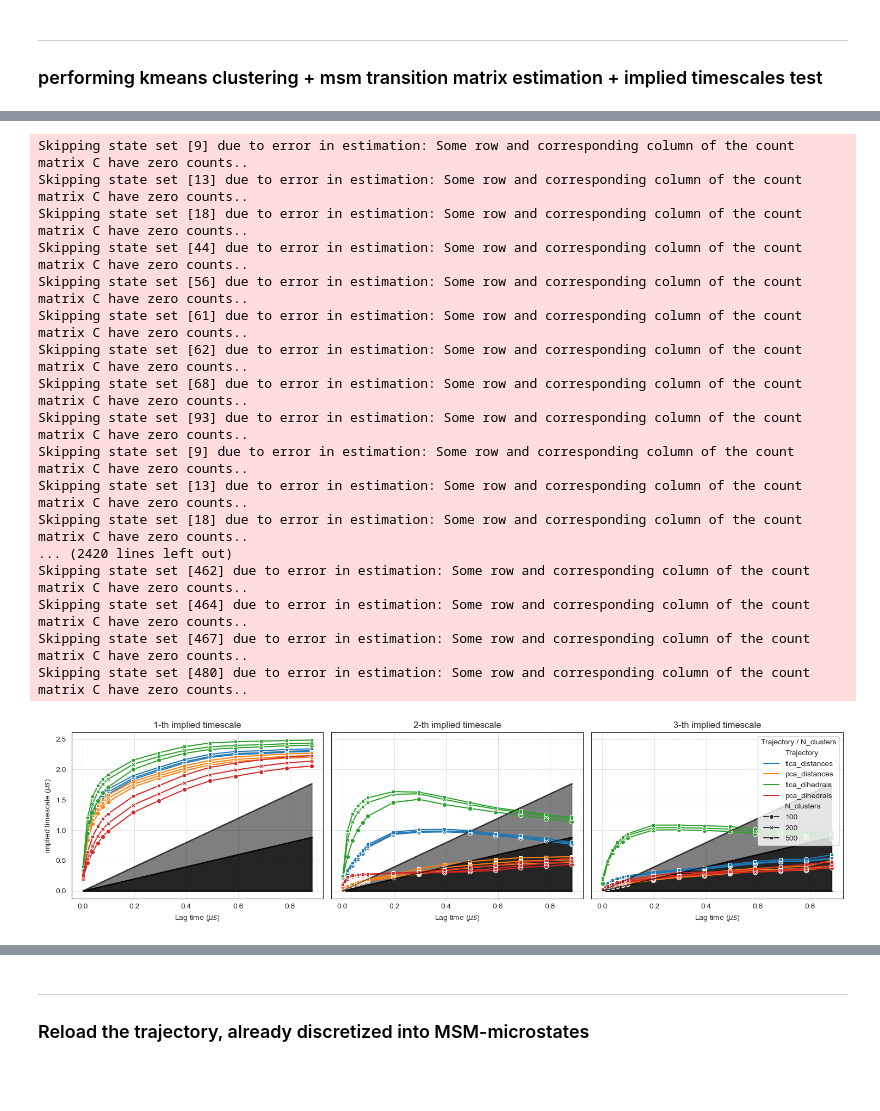
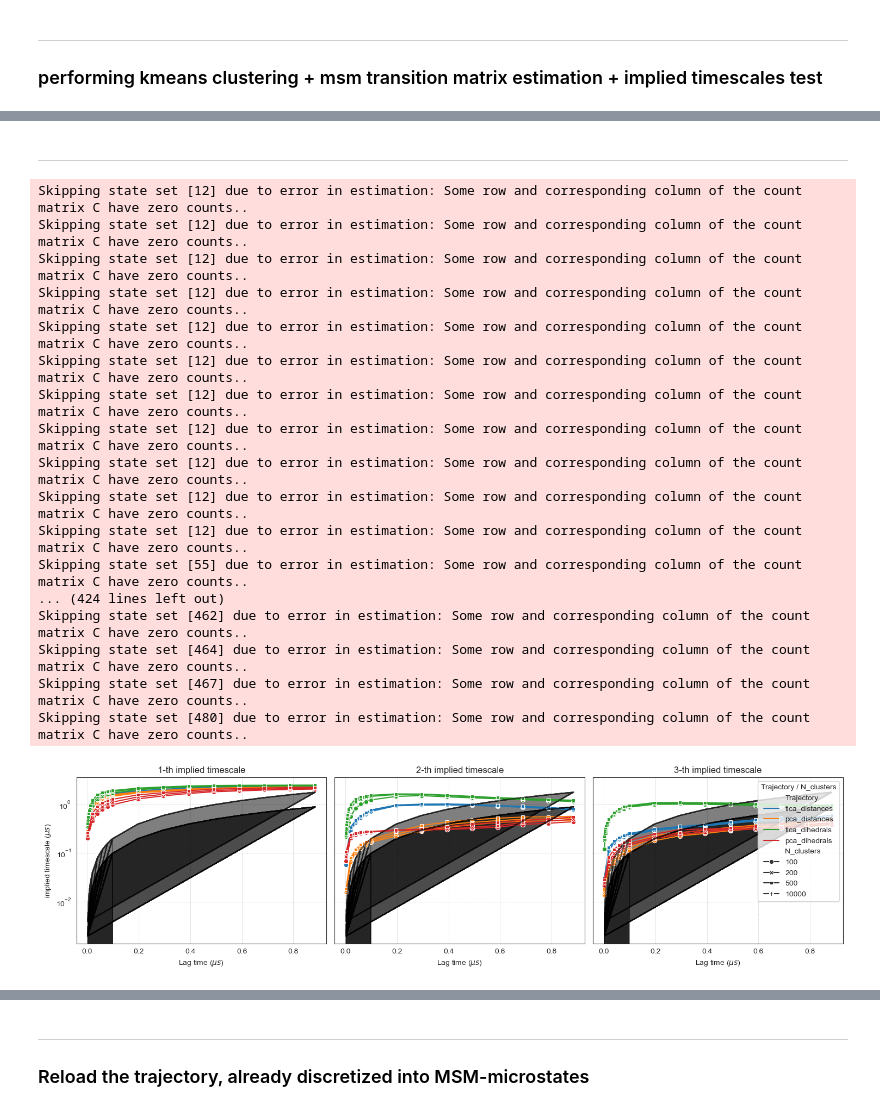
Before and after one commit to miriamzara/MSM, a Jupyter notebook: step_3new_msm_construction.ipynb, the cells around one changed output, grey strips where cells are left out. Cells and saved outputs as stored; diff of their text form; code cells hidden in the pictures; blank space fills up the shorter version.

```diff
--- a/step_3new_msm_construction.ipynb
+++ b/step_3new_msm_construction.ipynb
@@ -164,10 +164,10 @@ plt.show()
 ---
 ### performing kmeans clustering + msm transition matrix estimation + implied timescales test
 # %%
-kcluster_list = [100, 200, 500]
+kcluster_list = [10000] #[100, 200, 500]
 
 
-"""
+
 for n_clusters in kcluster_list:
     print(f"Running KMeans with {n_clusters} clusters...")
     kmeans = KMeans(
@@ -178,11 +178,12 @@ for n_clusters in kcluster_list:
         n_jobs=8,
         progress=tqdm
     )
-    for i, traj in enumerate(trajectories):
-        traj_name = trajectories_labels[i]
+    #for i, traj in enumerate(trajectories):
+    for i, traj in enumerate([tica_dihedrals]):
+        #traj_name = trajectories_labels[i]
+        traj_name = "tica_dihedrals"
         kmeans.fit(traj)
         discretized_trajectories = kmeans.transform(traj)
         model = kmeans.fetch_model() # fetches the latest model, containing all important information
-        np.savez(f"intermediate_outputs/kmeans/{n_clusters}clusters_{traj_name}", traj = discretized_trajectories, centers = model.cluster_centers)
-"""
+        np.savez(f"intermediate_outputs/kmeans_plusplus/{n_clusters}clusters_{traj_name}", traj = discretized_trajectories, centers = model.cluster_centers)
 # %% [output]
@@ -190,6 +199,9 @@ for n_clusters in kcluster_list:
+# %% [markdown]
+---
 # %%
-trajectories_labels = ["tica_distances", "pca_distances", "tica_dihedrals", "pca_dihedrals"]
-lagtimes = np.array([10, 100, 200, 300, 400, 500, 1000, 1500, 2000, 2500, 3000, 3500, 4000, 4500]) # lag times in frames (10 frames = 2 nanoseconds, 5000 frames = 1 microsecond)
+#trajectories_labels = ["tica_distances", "pca_distances", "tica_dihedrals", "pca_dihedrals"]
+trajectories_labels = ["tica_dihedrals"]
+lagtimes = np.array([10, 20, 30, 40, 60, 100, 200, 300, 400, 500]) # lag times in frames (10 frames = 2 nanoseconds, 5000 frames = 1 microsecond)
 
 df = pd.DataFrame(
     index=pd.MultiIndex.from_product(
@@ -203,10 +215,12 @@ df = pd.DataFrame(
 strongly_connected_sets = {}
 weakly_connected_sets = {}
 
-for n_clusters in kcluster_list:
+for n_clusters in [100, 200, 500]:
+#for n_clusters in kcluster_list:
     for traj_name in trajectories_labels:
 
         data = np.load(f"intermediate_outputs/kmeans/{n_clusters}clusters_{traj_name}.npz")
+        #data = np.load(f"intermediate_outputs/kmeans_plusplus/{n_clusters}clusters_{traj_name}.npz")
         dtraj = data["traj"]
         populated_clusters = np.unique(dtraj)
 
@@ -221,7 +235,8 @@ for n_clusters in kcluster_list:
             its = msm.timescales(k=10)
             cols = [f"Timescale_{i}" for i in range(1, len(its) + 1)]
             df.loc[(traj_name, n_clusters, lag), cols] = its
-            df.to_csv("intermediate_outputs/implied_timescales.csv")
+            df.to_csv("intermediate_outputs/implied_timescales.csv", mode = "a", header = False)
+            #df.to_csv("intermediate_outputs/implied_timescales_plusplus.csv", mode = "a", header = False)
             df.head()
 
         #print(f"Features: {traj_name}, clusters: {n_clusters}, lag: {lag}")
@@ -230,19 +245,19 @@ for n_clusters in kcluster_list:
         #strongly_connected_sets[(traj_name, n_clusters, lag)] = C.connected_sets(directed=True)
         #weakly_connected_sets[(traj_name, n_clusters, lag)] = C.connected_sets(directed=False)
 # %% [output]
-Skipping state set [9] due to error in estimation: Some row and corresponding column of the count matrix C have zero counts..
-Skipping state set [13] due to error in estimation: Some row and corresponding column of the count matrix C have zero counts..
-Skipping state set [18] due to error in estimation: Some row and corresponding column of the count matrix C have zero counts..
-Skipping state set [44] due to error in estimation: Some row and corresponding column of the count matrix C have zero counts..
-Skipping state set [56] due to error in estimation: Some row and corresponding column of the count matrix C have zero counts..
-Skipping state set [61] due to error in estimation: Some row and corresponding column of the count matrix C have zero counts..
-Skipping state set [62] due to error in estimation: Some row and corresponding column of the count matrix C have zero counts..
-Skipping state set [68] due to error in estimation: Some row and corresponding column of the count matrix C have zero counts..
-Skipping state set [93] due to error in estimation: Some row and corresponding column of the count matrix C have zero counts..
-Skipping state set [9] due to error in estimation: Some row and corresponding column of the count matrix C have zero counts..
-Skipping state set [13] due to error in estimation: Some row and corresponding column of the count matrix C have zero counts..
-Skipping state set [18] due to error in estimation: Some row and corresponding column of the count matrix C have zero counts..
-... (2420 lines left out)
+Skipping state set [12] due to error in estimation: Some row and corresponding column of the count matrix C have zero counts..
+Skipping state set [12] due to error in estimation: Some row and corresponding column of the count matrix C have zero counts..
+Skipping state set [12] due to error in estimation: Some row and corresponding column of the count matrix C have zero counts..
+Skipping state set [12] due to error in estimation: Some row and corresponding column of the count matrix C have zero counts..
+Skipping state set [12] due to error in estimation: Some row and corresponding column of the count matrix C have zero counts..
+Skipping state set [12] due to error in estimation: Some row and corresponding column of the count matrix C have zero counts..
+Skipping state set [12] due to error in estimation: Some row and corresponding column of the count matrix C have zero counts..
+Skipping state set [12] due to error in estimation: Some row and corresponding column of the count matrix C have zero counts..
+Skipping state set [12] due to error in estimation: Some row and corresponding column of the count matrix C have zero counts..
+Skipping state set [12] due to error in estimation: Some row and corresponding column of the count matrix C have zero counts..
+Skipping state set [12] due to error in estimation: Some row and corresponding column of the count matrix C have zero counts..
+Skipping state set [55] due to error in estimation: Some row and corresponding column of the count matrix C have zero counts..
+... (424 lines left out)
 Skipping state set [462] due to error in estimation: Some row and corresponding column of the count matrix C have zero counts..
 Skipping state set [464] due to error in estimation: Some row and corresponding column of the count matrix C have zero counts..
 Skipping state set [467] due to error in estimation: Some row and corresponding column of the count matrix C have zero counts..
@@ -251,6 +266,7 @@ Skipping state set [480] due to error in estimation: Some row and corresponding
 import seaborn as sns
 
 df = pd.read_csv("intermediate_outputs/implied_timescales.csv", index_col=[0, 1, 2])
+#df = pd.read_csv("intermediate_outputs/implied_timescales_plusplus.csv", index_col=[0, 1, 2])
 df.index.names = ["Trajectory", "N_clusters", "Lag"]
 df = df.reset_index()
 sns.set_style("white")
@@ -259,31 +275,32 @@ df["Lag"] = df["Lag"].astype(float) * time_step_micros
 for col in df.columns:
     if col.startswith("Timescale_"):
         df[col] = df[col].astype(float) * time_step_micros
 
 
 n_timescales_to_plot = 3
 
 fig, axs = plt.subplots(1, n_timescales_to_plot, figsize=(5*n_timescales_to_plot, 4), sharey=True, sharex=True)
 #plt.figure(figsize=(8, 4))
 
 
 for i in range(1, n_timescales_to_plot + 1):
     sns.lineplot(data=df, ax = axs[i-1], x="Lag", y=f"Timescale_{i}", hue="Trajectory", style="N_clusters", markers=True, dashes=False)
     axs[i-1].plot(df["Lag"], df["Lag"], color = "black", alpha = 0.7)
     axs[i-1].fill_between(df["Lag"], 0,  df["Lag"], color = "black", alpha = 0.7)
     axs[i-1].plot(df["Lag"], 2*df["Lag"], color = "black", alpha = 0.5)
     axs[i-1].fill_between(df["Lag"], 0,  2*df["Lag"], color = "black", alpha = 0.5)
     axs[i-1].set_xlabel("Lag time ($\mu s$)")
     axs[i-1].set_ylabel(f"implied timescale ($\mu s$)")
     axs[i-1].set_title(f"{i}-th implied timescale")
+    axs[i-1].set_yscale("log")
     #plt.legend(title="Trajectory / N_clusters")#, bbox_to_anchor=(1.05, 1), loc='upper left')
     axs[i-1].grid(axis = "both", linestyle = "--", linewidth = 0.5)
     if i != n_timescales_to_plot:
         axs[i-1].get_legend().remove()
 
 
 axs[n_timescales_to_plot - 1].legend(title="Trajectory / N_clusters", loc = "upper right")
 plt.tight_layout()
 plt.show()
 # %% [output]
-[figure, old version]
+[figure, new version]
```
Also changed, not shown: parts of 8 cells of this notebook, 2 other files.
